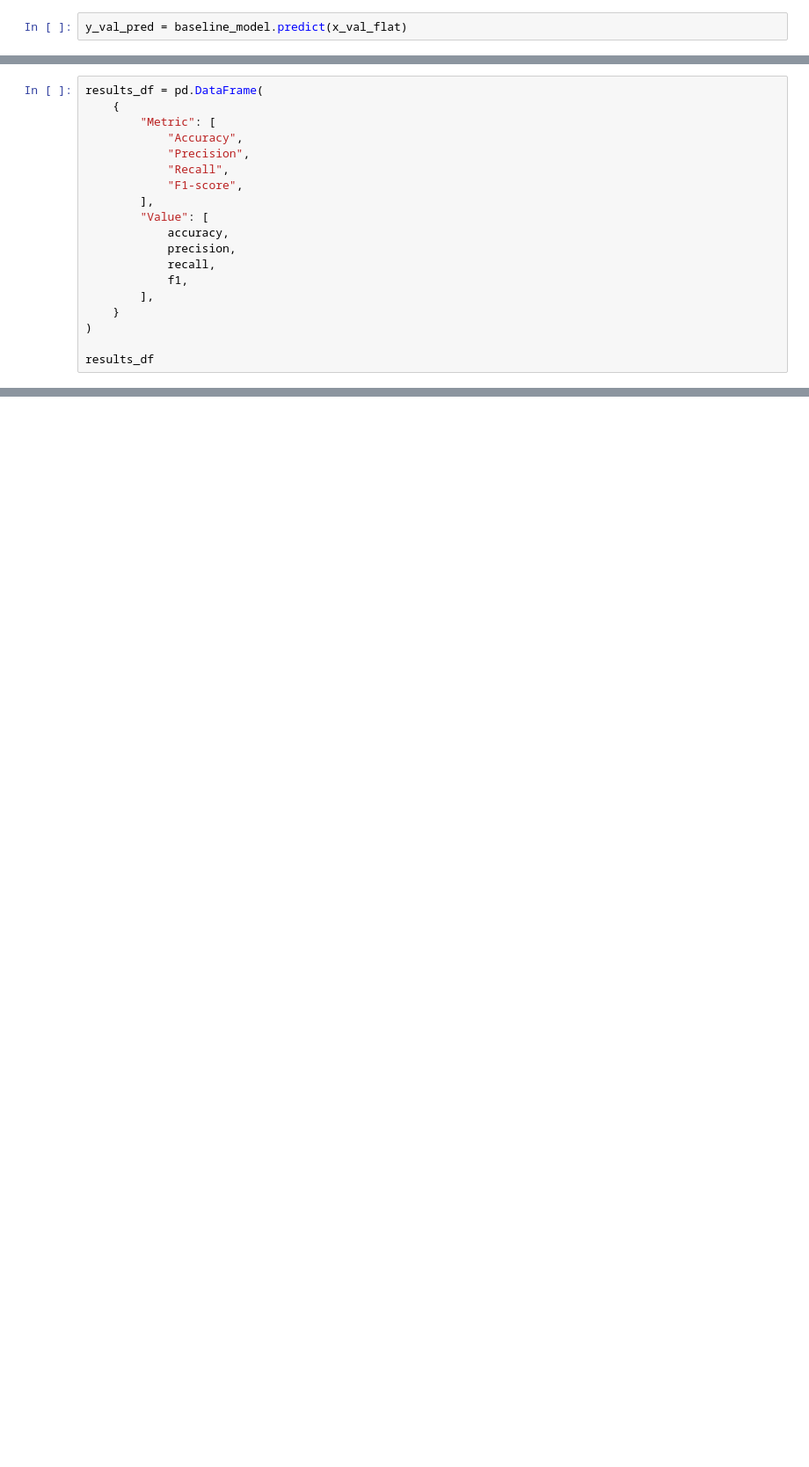
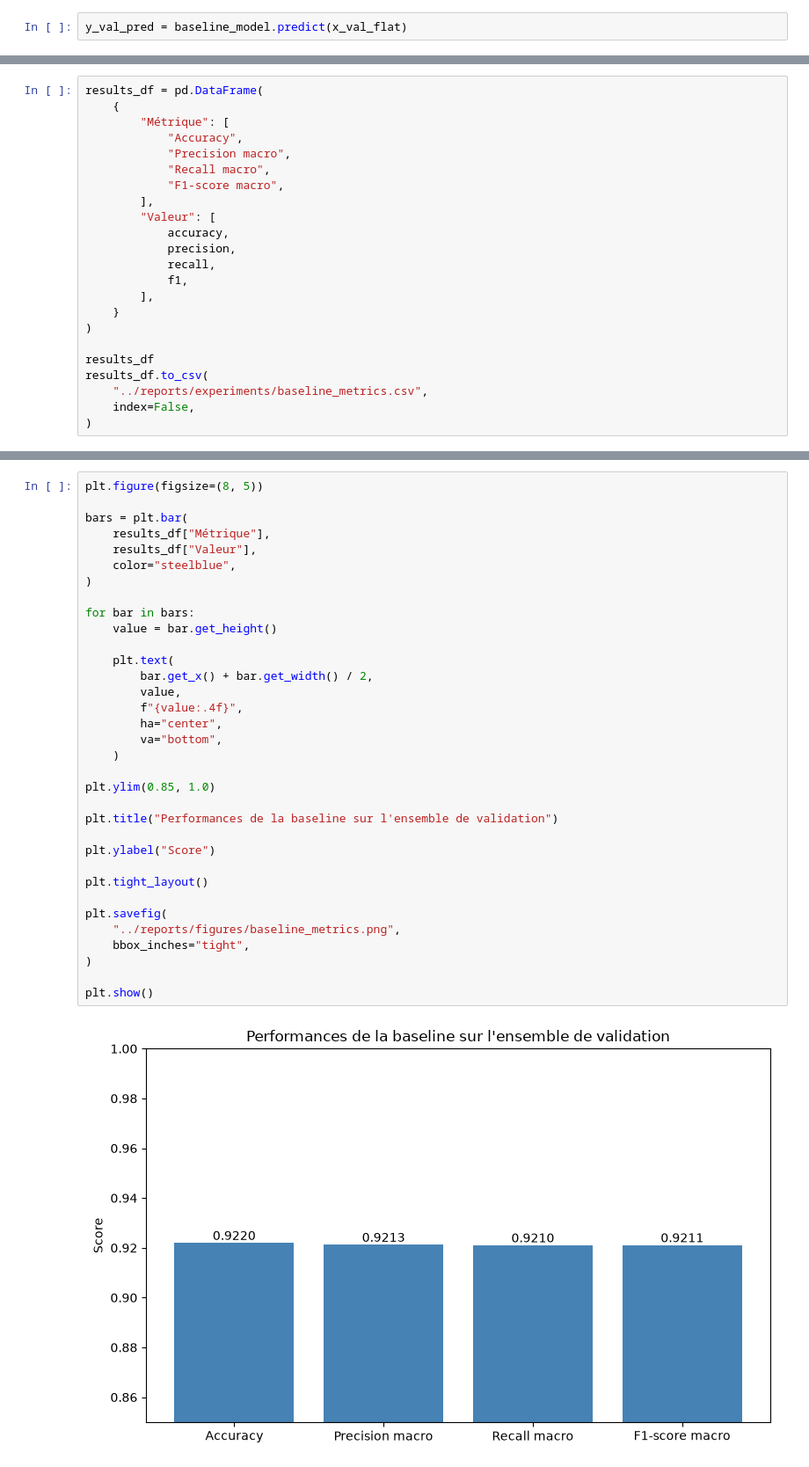
Before and after one commit to pierre-mazard/handwritten_digits, a Jupyter notebook: notebooks/02_baseline.ipynb, the cells around one changed output, grey strips where cells are left out. Shown at 88% size. Drawn from its saved outputs; the diff is of its cells as text; blank space fills up the shorter version.

```diff
--- a/notebooks/02_baseline.ipynb
+++ b/notebooks/02_baseline.ipynb
@@ -326,13 +663,13 @@ with open(
 # %%
 results_df = pd.DataFrame(
     {
-        "Metric": [
+        "Métrique": [
             "Accuracy",
-            "Precision",
-            "Recall",
-            "F1-score",
+            "Precision macro",
+            "Recall macro",
+            "F1-score macro",
         ],
-        "Value": [
+        "Valeur": [
             accuracy,
             precision,
             recall,
@@ -342,3 +679,7 @@ results_df = pd.DataFrame(
 )
 
 results_df
+results_df.to_csv(
+    "../reports/experiments/baseline_metrics.csv",
+    index=False,
+)
@@ -378,0 +686,36 @@ La matrice brute facilite l'identification du volume réel d'erreurs tandis que
+# %%
+plt.figure(figsize=(8, 5))
+
+bars = plt.bar(
+    results_df["Métrique"],
+    results_df["Valeur"],
+    color="steelblue",
+)
+
+for bar in bars:
+    value = bar.get_height()
+
+    plt.text(
+        bar.get_x() + bar.get_width() / 2,
+        value,
+        f"{value:.4f}",
+        ha="center",
+        va="bottom",
+    )
+
+plt.ylim(0.85, 1.0)
+
+plt.title("Performances de la baseline sur l'ensemble de validation")
+
+plt.ylabel("Score")
+
+plt.tight_layout()
+
+plt.savefig(
+    "../reports/figures/baseline_metrics.png",
+    bbox_inches="tight",
+)
+
+plt.show()
+# %% [output]
+[figure, added]
```
Also changed, not shown: parts of 96 cells of this notebook, 11 other files.
